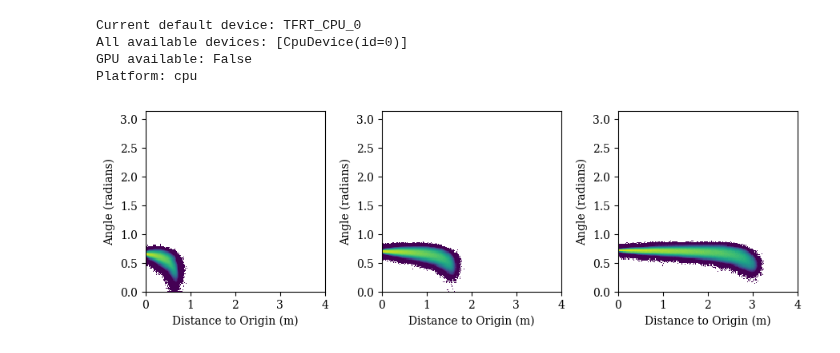
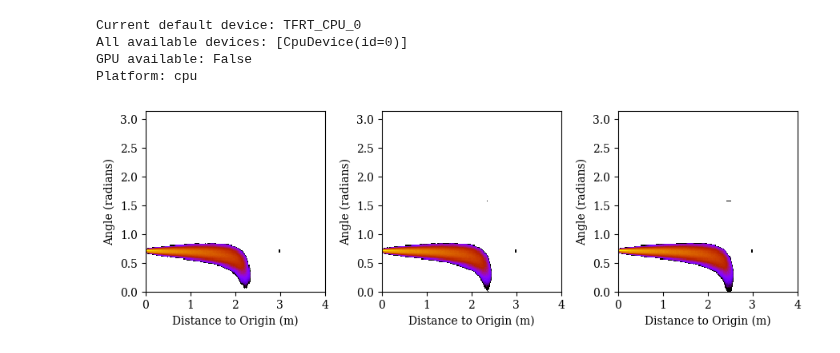
Before and after one commit to CIDeR-ML/LUCiD, a Jupyter notebook: siren/generate_rays_validation.ipynb, the cells around one changed output. Cells and saved outputs as stored; diff of their text form; code cells hidden in the pictures.

```diff
--- a/siren/generate_rays_validation.ipynb
+++ b/siren/generate_rays_validation.ipynb
@@ -60,35 +60,35 @@ plt.rcParams['font.size'] = 10
 # %%
 table = Table('cprof_mu_train_10000ev.h5')
 table_data = create_siren_grid(table)
 siren_model, model_params = load_siren_jax('siren_cprof_mu.pkl')
 origin = jnp.array([0.5, 0.0, -0.5])
 direction = jnp.array([1.0, -1.0, 0.2])
-Nphot = 1000000
+Nphot = 1_000_000
 key = random.PRNGKey(0)
 
 fig, axes = plt.subplots(1,3, figsize=(9,3))
 
-energies = [300, 500, 800]
+energies = [625, 650, 675]
 
 for i, energy in enumerate(energies):
 
     ray_vectors, ray_origins, photon_weights = new_differentiable_get_rays(origin, direction, energy, Nphot, table_data, model_params, key)
 
     ranges = jnp.linalg.norm(ray_origins-origin, axis=1)
     angles = calculate_opening_angles(ray_vectors, direction)
 
     h = axes[i].hist2d(ranges, angles,
                   weights=photon_weights.squeeze(),
                   bins=[200, 200],
-                  cmap='viridis',
-                  norm=LogNorm(vmin=2),
+                  cmap='gnuplot',
+                  norm=LogNorm(vmin=1),
                   range=[[0,4], [0,3.14]])
 
     axes[i].set_ylabel('Angle (radians)')
     axes[i].set_xlabel('Distance to Origin (m)')
 
 fig.patch.set_facecolor('white')
 fig.tight_layout()
 plt.show()
 # %% [output]
-[figure, old version]
+[figure, new version]
```
Also changed, not shown: parts of 1 cell of this notebook, 3 other files.
